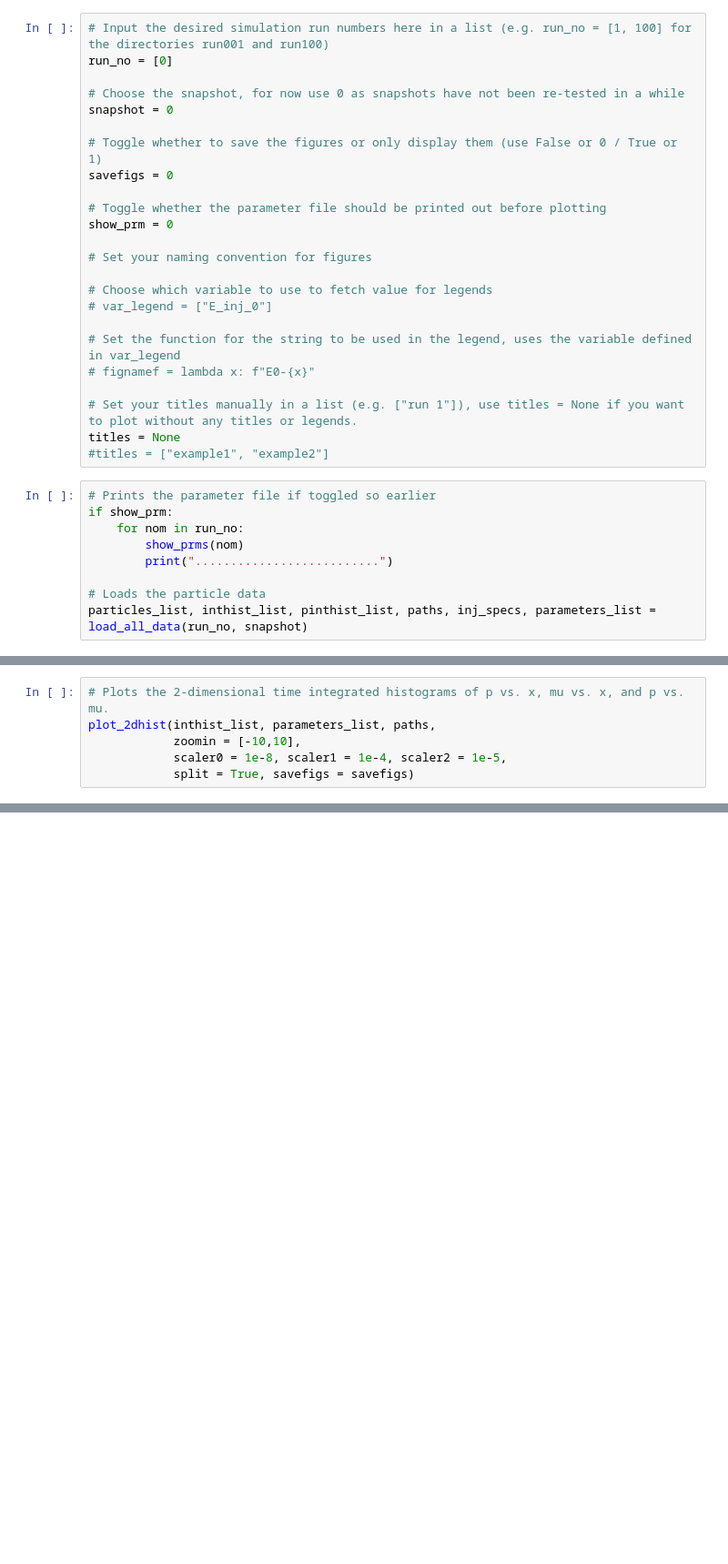
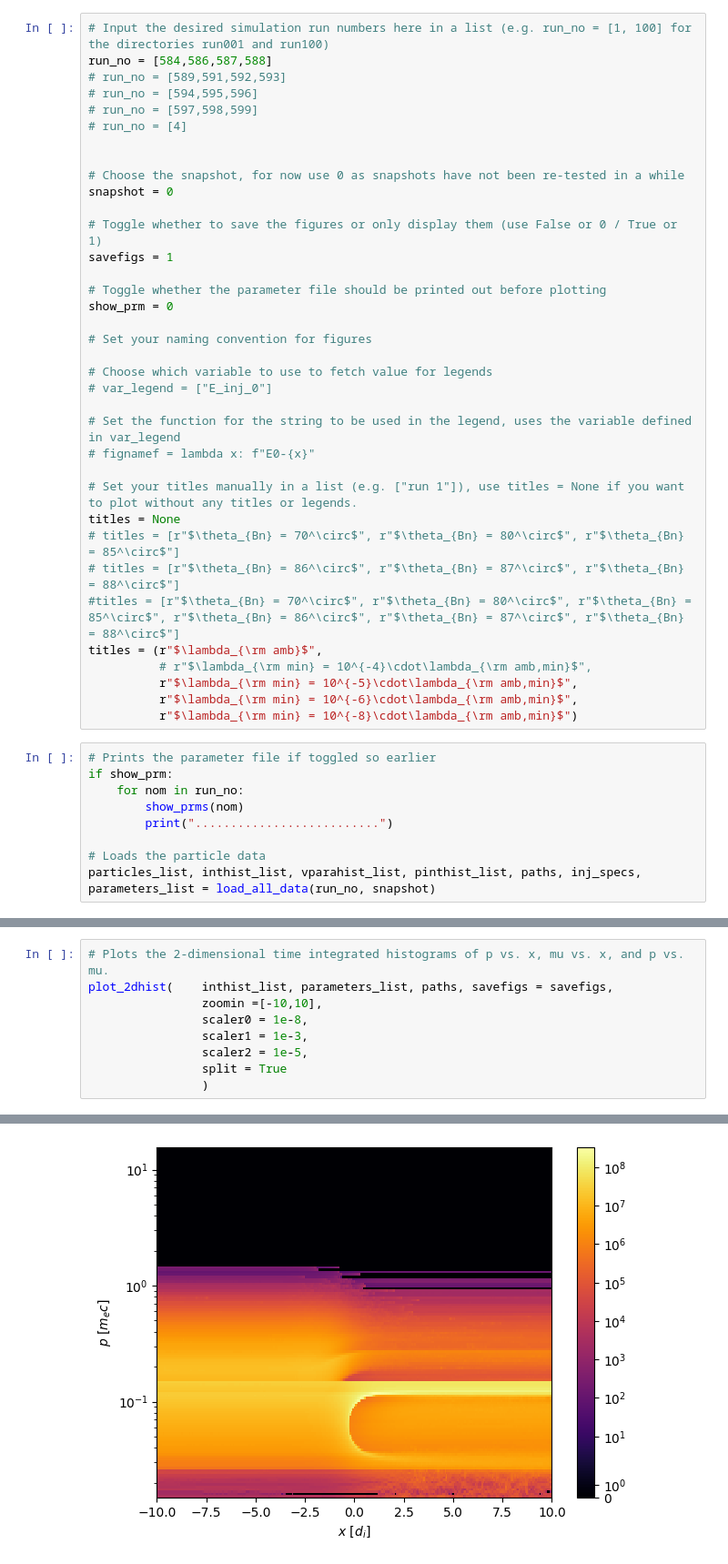
Before and after one commit to SeveNyberg/easi, a Jupyter notebook: plot_results.ipynb, the cells around one changed output, grey strips where cells are left out. Shown at 91% size. Saved outputs shown, nothing was run; the diff lists cells and outputs as text; blank space fills up the shorter version.

```diff
--- a/plot_results.ipynb
+++ b/plot_results.ipynb
@@ -12,12 +15,17 @@ from plotting_functions import *
 # %%
 # Input the desired simulation run numbers here in a list (e.g. run_no = [1, 100] for the directories run001 and run100)
-run_no = [0]
+run_no = [584,586,587,588]
+# run_no = [589,591,592,593]
+# run_no = [594,595,596]
+# run_no = [597,598,599]
+# run_no = [4]
+
 
 # Choose the snapshot, for now use 0 as snapshots have not been re-tested in a while
 snapshot = 0
 
 # Toggle whether to save the figures or only display them (use False or 0 / True or 1)
-savefigs = 0
+savefigs = 1
 
 # Toggle whether the parameter file should be printed out before plotting
 show_prm = 0
@@ -32,7 +40,14 @@ show_prm = 0
 
 # Set your titles manually in a list (e.g. ["run 1"]), use titles = None if you want to plot without any titles or legends.
 titles = None
-#titles = ["example1", "example2"]
+# titles = [r"$\theta_{Bn} = 70^\circ$", r"$\theta_{Bn} = 80^\circ$", r"$\theta_{Bn} = 85^\circ$"]
+# titles = [r"$\theta_{Bn} = 86^\circ$", r"$\theta_{Bn} = 87^\circ$", r"$\theta_{Bn} = 88^\circ$"]
+#titles = [r"$\theta_{Bn} = 70^\circ$", r"$\theta_{Bn} = 80^\circ$", r"$\theta_{Bn} = 85^\circ$", r"$\theta_{Bn} = 86^\circ$", r"$\theta_{Bn} = 87^\circ$", r"$\theta_{Bn} = 88^\circ$"]
+titles = (r"$\lambda_{\rm amb}$",
+          # r"$\lambda_{\rm min} = 10^{-4}\cdot\lambda_{\rm amb,min}$",
+          r"$\lambda_{\rm min} = 10^{-5}\cdot\lambda_{\rm amb,min}$",
+          r"$\lambda_{\rm min} = 10^{-6}\cdot\lambda_{\rm amb,min}$",
+          r"$\lambda_{\rm min} = 10^{-8}\cdot\lambda_{\rm amb,min}$")
 # %%
 # Prints the parameter file if toggled so earlier
 if show_prm:
@@ -41,6 +56,6 @@ if show_prm:
         print("..........................")
 
 # Loads the particle data
-particles_list, inthist_list, pinthist_list, paths, inj_specs, parameters_list = load_all_data(run_no, snapshot)
+particles_list, inthist_list, vparahist_list, pinthist_list, paths, inj_specs, parameters_list = load_all_data(run_no, snapshot)
 # %%
 # Plots the injected particle spectra in the de Hoffmann-Teller frame and the upstream plasma rest frame at the boundary
@@ -48,6 +63,10 @@ plot_inj(parameters_list, paths, inj_specs)
 # %%
 # Plots the 2-dimensional time integrated histograms of p vs. x, mu vs. x, and p vs. mu.
-plot_2dhist(inthist_list, parameters_list, paths,
-            zoomin = [-10,10],
-            scaler0 = 1e-8, scaler1 = 1e-4, scaler2 = 1e-5,
-            split = True, savefigs = savefigs)
+plot_2dhist(    inthist_list, parameters_list, paths, savefigs = savefigs,
+                zoomin =[-10,10],
+                scaler0 = 1e-8,
+                scaler1 = 1e-3,
+                scaler2 = 1e-5,
+                split = True
+                )
+# %% [output]
@@ -53,0 +77 @@ plot_2dhist(inthist_list, parameters_list, paths,
+[figure, added]
```
Also changed, not shown: parts of 8 cells of this notebook, 4 other files.
